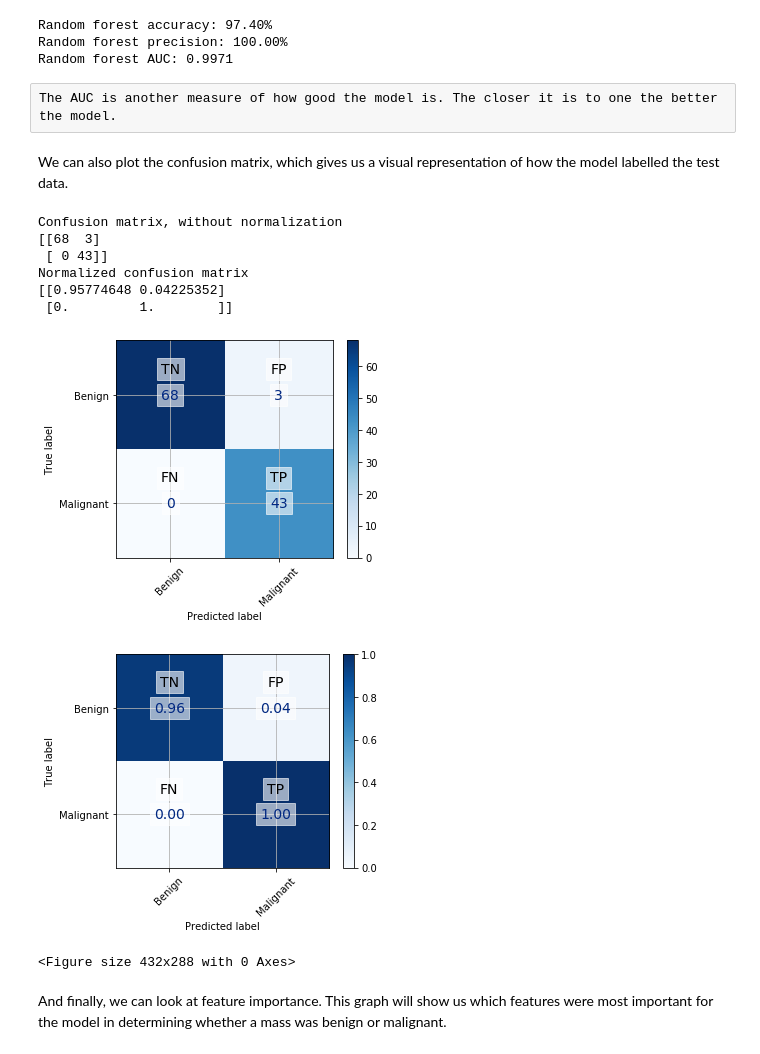
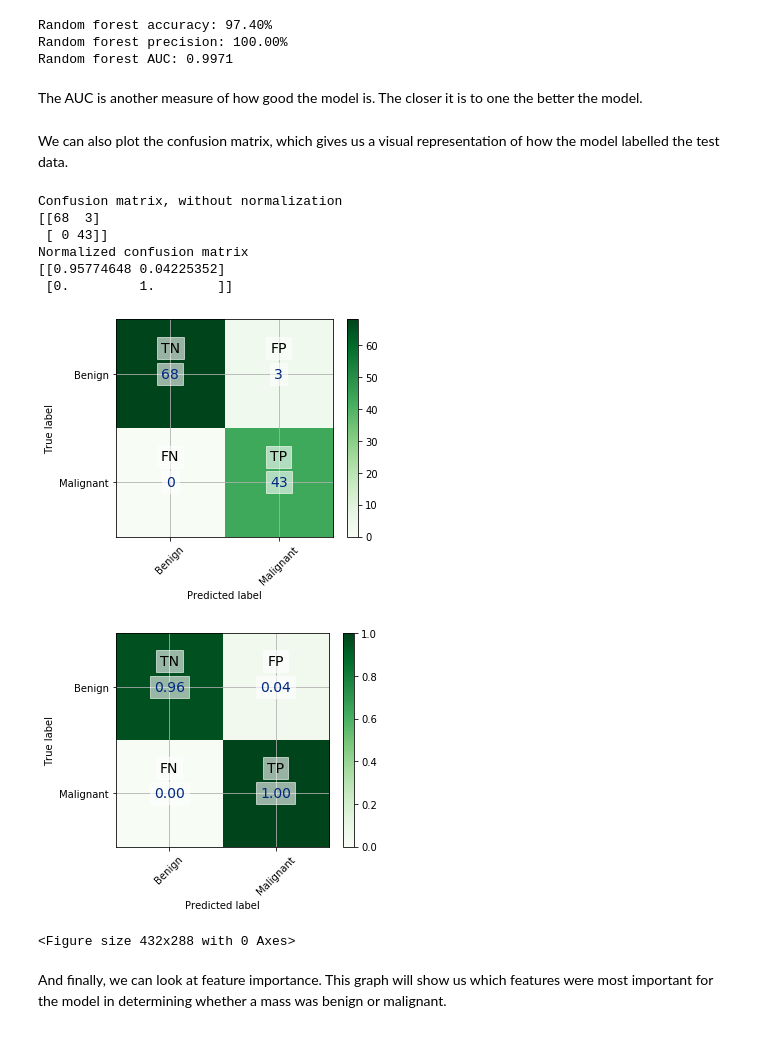
Before and after one commit to DaniiClarkee/Team4_CFG, a Jupyter notebook: Team_4_analysis_full_notebook_Rose.ipynb, the cells around one changed output. Drawn from its saved outputs; the diff is of its cells as text; code cells hidden in the pictures.

```diff
--- a/Team_4_analysis_full_notebook_Rose.ipynb
+++ b/Team_4_analysis_full_notebook_Rose.ipynb
@@ -551,7 +558,7 @@ GridSearchCV(cv=5, error_score=nan,
 # %% [markdown]
 Now we can see what the best parameters are.
 # %%
-decision_tree_params = decision_tree_random.best_params_
+decision_tree_params = decision_tree_grid_search.best_params_
 decision_tree_params
 # %% [output]
 {'criterion': 'entropy', 'max_depth': 5, 'splitter': 'best'}
@@ -560,15 +567,15 @@ decision_tree_params
 
 ### 3.2 Running the model
 # %%
-clf_decision_tree = DecisionTreeClassifier(random_state = constants.SEED,
+decision_tree = DecisionTreeClassifier(random_state = constants.SEED,
                                criterion = decision_tree_params['criterion'],
                                splitter = decision_tree_params['splitter'],
                                 max_depth = decision_tree_params['max_depth'])
 
-clf_decision_tree.fit(X_train, y_train)
+decision_tree.fit(X_train, y_train)
 
-proba_clf_decision_tree = clf_decision_tree.predict_proba(X_test)
-pred_clf_decision_tree = np.where(proba_clf_decision_tree[:,1] > constants.THRESHOLD, 1, 0)
+proba_decision_tree = decision_tree.predict_proba(X_test)
+pred_decision_tree = np.where(proba_decision_tree[:,1] > constants.THRESHOLD, 1, 0)
 # %% [markdown]
 ### 3.3 Evalutating the model
 
@@ -696,0 +694,3 @@ rf_params
+# %%
+random_forest_params = random_forest_random_search.best_params_
+random_forest_params
@@ -699,17 +706,17 @@ Now, we can use these for our model.
 # %% [markdown]
 ### 4.2 Running the model
 # %%
-clf_rf = RandomForestClassifier(random_state = constants.SEED,
-                               n_estimators = rf_params['n_estimators'],
-                               min_samples_split = rf_params['min_samples_split'],
-                               min_samples_leaf = rf_params['min_samples_leaf'],
-                               max_features = rf_params['max_features'],
-                               max_depth = rf_params['max_depth'])
+random_forest = RandomForestClassifier(random_state = constants.SEED,
+                               n_estimators = random_forest_params['n_estimators'],
+                               min_samples_split = random_forest_params['min_samples_split'],
+                               min_samples_leaf = random_forest_params['min_samples_leaf'],
+                               max_features = random_forest_params['max_features'],
+                               max_depth = random_forest_params['max_depth'])
 
-clf_rf.fit(X_train, y_train)
+random_forest.fit(X_train, y_train)
 
-proba_clf_rf = clf_rf.predict_proba(X_test)
-pred_clf_rf = np.where(proba_clf_rf[:,1] > constants.THRESHOLD, 1, 0)
+proba_random_forest = random_forest.predict_proba(X_test)
+pred_random_forest = np.where(proba_random_forest[:,1] > constants.THRESHOLD, 1, 0)
 # %% [markdown]
 ### 4.2 Evaluating the model
 
@@ -720,25 +727,25 @@ rf_acc, rf_precision = utilities.print_metrics(X_test, y_test, pred_clf_rf, prob
 Random forest accuracy: 97.40%
 Random forest precision: 100.00%
 Random forest AUC: 0.9971
-# %% [raw]
-The AUC is another measure of how good the model is. The closer it is to one the better the model.
+# %% [markdown]
+The AUC is another measure of how good the model is. The closer it is to one the better the model.
 # %% [markdown]
 We can also plot the confusion matrix, which gives us a visual representation of how the model labelled the test data.
 # %%
-clf_rf_conf = confusion_matrix(y_test,pred_clf_rf)
-utilities.plot_conf_matrix(clf_rf_conf, normalize=False)
-utilities.plot_conf_matrix(clf_rf_conf, normalize=True)
+random_forest_conf = confusion_matrix(y_test,pred_random_forest)
+utilities.plot_conf_matrix(random_forest_conf, normalize=False,cmap='Greens')
+utilities.plot_conf_matrix(random_forest_conf, normalize=True,cmap='Greens')
 plt.show()
 plt.tight_layout()
 # %% [output]
 Confusion matrix, without normalization
 [[68  3]
  [ 0 43]]
 Normalized confusion matrix
 [[0.95774648 0.04225352]
  [0.         1.        ]]
-[figure, old version]
+[figure, new version]
-[figure, old version]
+[figure, new version]
 <Figure size 432x288 with 0 Axes>
 # %% [markdown]
 And finally, we can look at feature importance. This graph will show us which features were most important for the model in determining whether a mass was benign or malignant.
```
Also changed, not shown: parts of 36 cells of this notebook, 10 other files.
